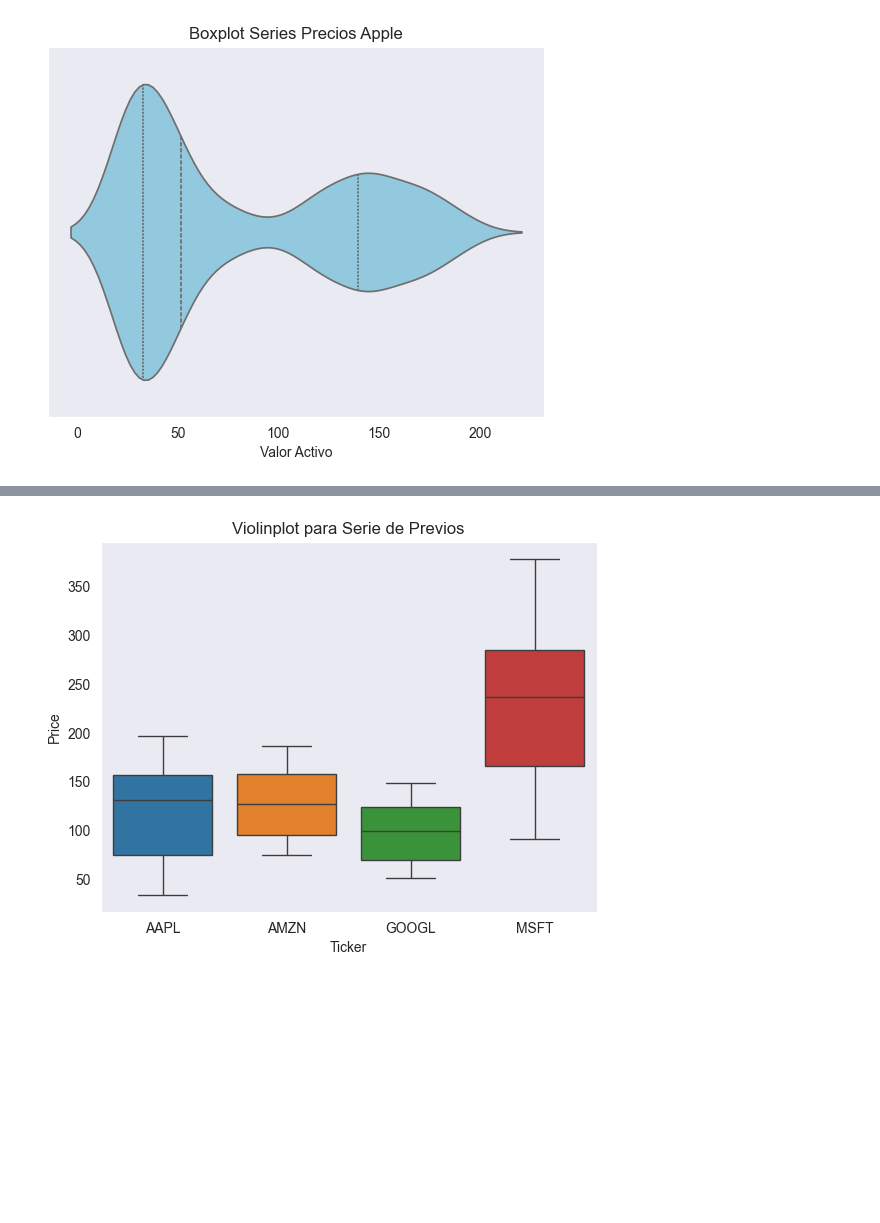
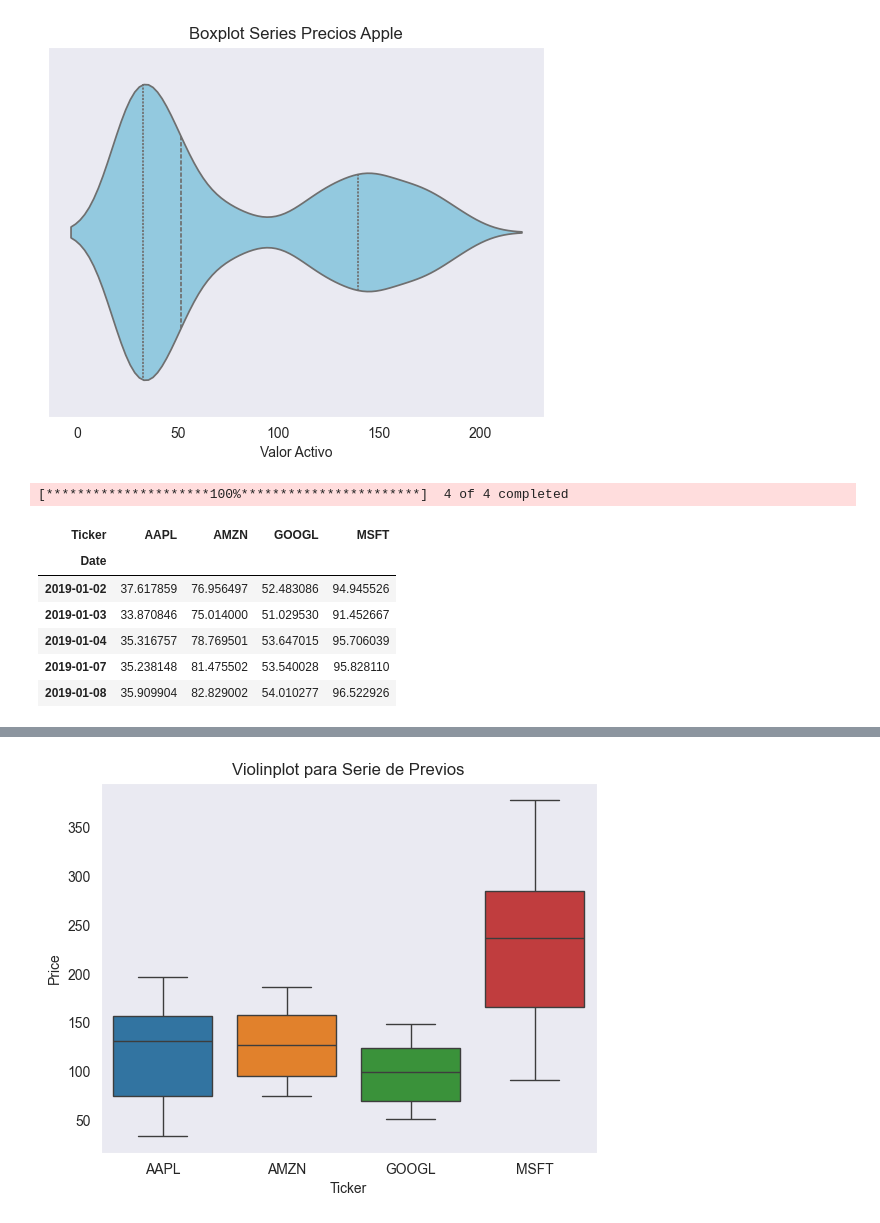
Before and after one commit to anmedinas/DS_Finance, a Jupyter notebook: clase_03/yfinance_data.ipynb, the cells around one changed output, grey strips where cells are left out. Saved outputs shown, nothing was run; the diff lists cells and outputs as text; code cells hidden in the pictures; blank space fills up the shorter version.

```diff
--- a/clase_03/yfinance_data.ipynb
+++ b/clase_03/yfinance_data.ipynb
@@ -681,3 +723,21 @@ plt.xlabel("Valor Activo")
 plt.show()
 # %% [output]
 [figure]
+# %%
+# Ejempo considerando acciones de Apple, Microsoft, Google, Amazon
+tickers = ['AAPL', 'MSFT', 'GOOGL', 'AMZN']
+
+# Descargar los datos de los últimos 5 años (solo el precio de cierre)
+data = yf.download(tickers, start='2019-01-01', end='2024-01-01')['Close']
+
+# Visualizar el DataFrame de cierre
+data.head()
+# %% [output]
+[*********************100%***********************]  4 of 4 completed
+| Ticker | AAPL | AMZN | GOOGL | MSFT |
+| Date |  |  |  |  |
+| 2019-01-02 | 37.617859 | 76.956497 | 52.483086 | 94.945526 |
+| 2019-01-03 | 33.870846 | 75.014000 | 51.029530 | 91.452667 |
+| 2019-01-04 | 35.316757 | 78.769501 | 53.647015 | 95.706039 |
+| 2019-01-07 | 35.238148 | 81.475502 | 53.540028 | 95.828110 |
+| 2019-01-08 | 35.909904 | 82.829002 | 54.010277 | 96.522926 |
```
Also changed, not shown: parts of 32 cells of this notebook, 4 other files.
